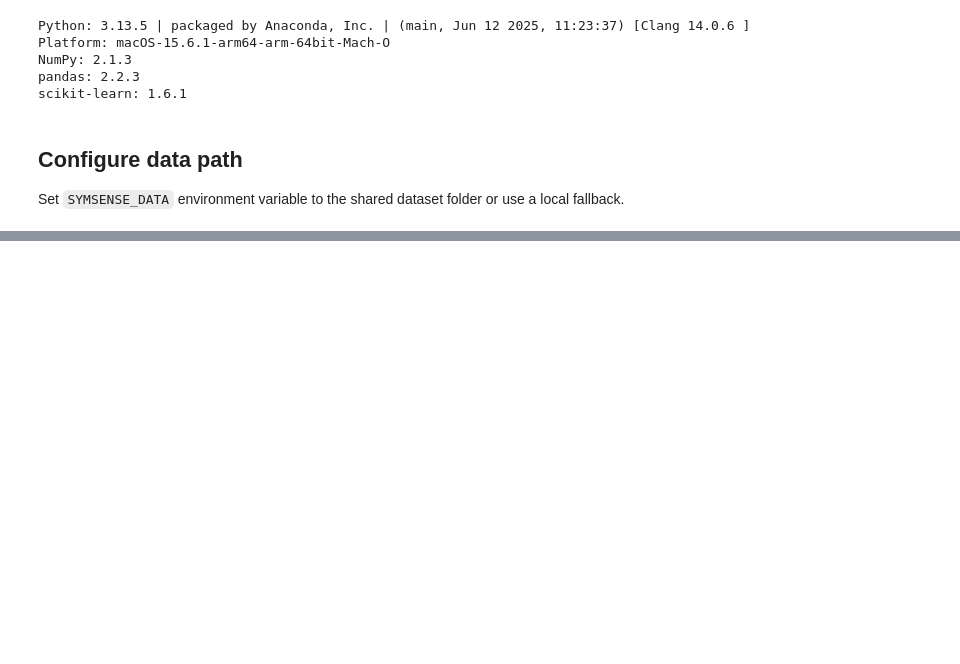
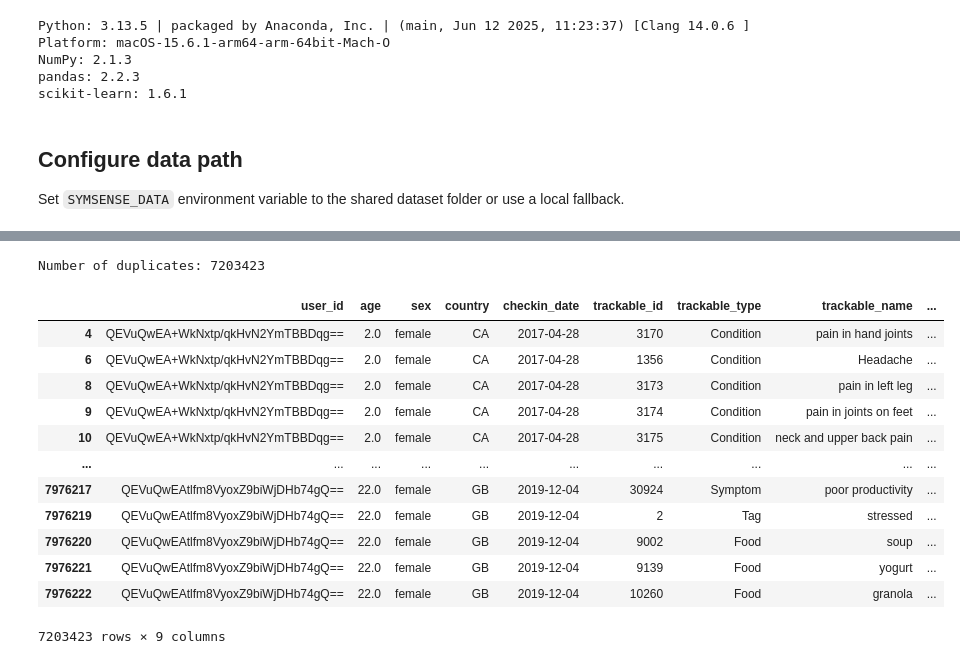
Before and after one commit to SymSenseAI/symsense-mit-challenge-2025-Jupyter-first, a Jupyter notebook: symsense-mit-challenge-2025-Jupyter-first/notebooks/andria_datacleaning.ipynb, the cells around one changed output, grey strips where cells are left out. Drawn from its saved outputs; the diff is of its cells as text; code cells hidden in the pictures; blank space fills up the shorter version.

```diff
--- a/symsense-mit-challenge-2025-Jupyter-first/notebooks/andria_datacleaning.ipynb
+++ b/symsense-mit-challenge-2025-Jupyter-first/notebooks/andria_datacleaning.ipynb
@@ -43,0 +84,23 @@ Place a small CSV at: data/raw/example.csv
+# %%
+# Count duplicates
+num_dupes = df.duplicated(subset=["user_id", "trackable_value"]).sum()
+print("Number of duplicates:", num_dupes)
+
+# Show duplicate rows
+duplicates = df[df.duplicated(subset=["user_id", "trackable_value"])]
+display(duplicates)
+# %% [output]
+Number of duplicates: 7203423
+|  | user_id | age | sex | country | checkin_date | trackable_id | trackable_type | trackable_name | ... |
+| 4 | QEVuQwEA+WkNxtp/qkHvN2YmTBBDqg== | 2.0 | female | CA | 2017-04-28 | 3170 | Condition | pain in hand joints | ... |
+| 6 | QEVuQwEA+WkNxtp/qkHvN2YmTBBDqg== | 2.0 | female | CA | 2017-04-28 | 1356 | Condition | Headache | ... |
+| 8 | QEVuQwEA+WkNxtp/qkHvN2YmTBBDqg== | 2.0 | female | CA | 2017-04-28 | 3173 | Condition | pain in left leg | ... |
+| 9 | QEVuQwEA+WkNxtp/qkHvN2YmTBBDqg== | 2.0 | female | CA | 2017-04-28 | 3174 | Condition | pain in joints on feet | ... |
+| 10 | QEVuQwEA+WkNxtp/qkHvN2YmTBBDqg== | 2.0 | female | CA | 2017-04-28 | 3175 | Condition | neck and upper back pain | ... |
+| ... | ... | ... | ... | ... | ... | ... | ... | ... | ... |
+| 7976217 | QEVuQwEAtlfm8VyoxZ9biWjDHb74gQ== | 22.0 | female | GB | 2019-12-04 | 30924 | Symptom | poor productivity | ... |
+| 7976219 | QEVuQwEAtlfm8VyoxZ9biWjDHb74gQ== | 22.0 | female | GB | 2019-12-04 | 2 | Tag | stressed | ... |
+| 7976220 | QEVuQwEAtlfm8VyoxZ9biWjDHb74gQ== | 22.0 | female | GB | 2019-12-04 | 9002 | Food | soup | ... |
+| 7976221 | QEVuQwEAtlfm8VyoxZ9biWjDHb74gQ== | 22.0 | female | GB | 2019-12-04 | 9139 | Food | yogurt | ... |
+| 7976222 | QEVuQwEAtlfm8VyoxZ9biWjDHb74gQ== | 22.0 | female | GB | 2019-12-04 | 10260 | Food | granola | ... |
+7203423 rows × 9 columns
```
Also changed, not shown: parts of 12 cells of this notebook.
